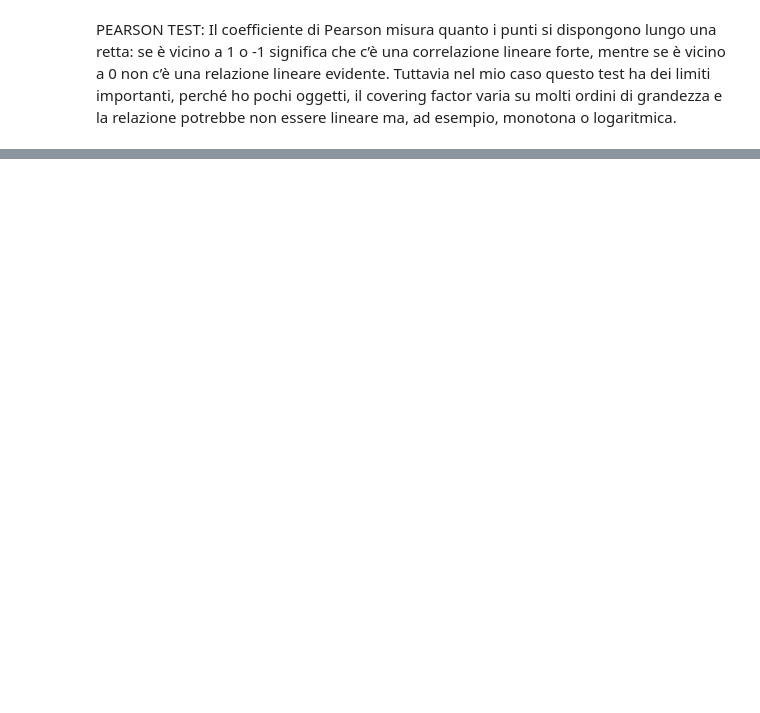
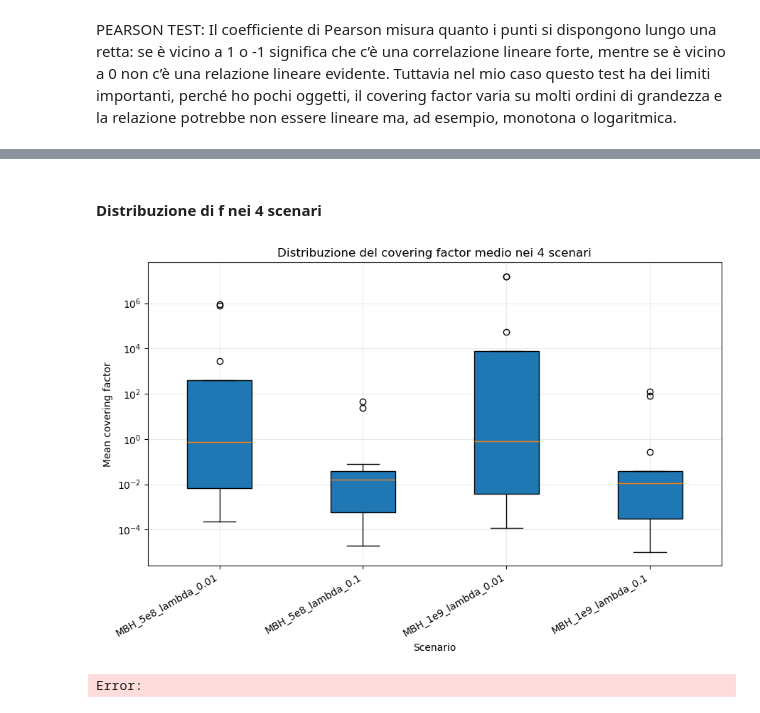
Before and after one commit to maddaba/Programmi_per_tesi, a Jupyter notebook: PRIMA_PARTE_calcolo_cf.ipynb, the cells around one changed output, grey strips where cells are left out. Cells and saved outputs as stored; diff of their text form; code cells hidden in the pictures; blank space fills up the shorter version.

```diff
--- a/PRIMA_PARTE_calcolo_cf.ipynb
+++ b/PRIMA_PARTE_calcolo_cf.ipynb
@@ -1447,0 +1376,56 @@ Totale righe finali: 156
+# %% [markdown]
+#### Distribuzione di f nei 4 scenari
+# %%
+# =========================
+# Boxplot del covering factor medio nei 4 scenari
+# =========================
+
+# 1. Dati di partenza
+df_cf_box = df_risultati_finali.copy()
+
+df_cf_box["covering_factor"] = pd.to_numeric(df_cf_box["covering_factor"], errors="coerce")
+
+df_cf_box = df_cf_box[
+    df_cf_box["covering_factor"].notna() &
+    (df_cf_box["covering_factor"] > 0)
+].copy()
+
+# 2. Media per blazar e scenario
+df_cf_mean = (
+    df_cf_box
+    .groupby(["label", "scenario"], as_index=False)
+    .agg(Cf_mean=("covering_factor", "mean"))
+)
+
+# 3. Ordine scenari
+ordine_scenari = [s["scenario"] for s in SCENARI]
+
+# 4. Costruisco i dati per il boxplot
+data_box = [
+    df_cf_mean[df_cf_mean["scenario"] == scenario]["Cf_mean"].values
+    for scenario in ordine_scenari
+]
+
+# %%
+# 5. Plot
+fig, ax = plt.subplots(figsize=(9, 6))
+
+ax.boxplot(
+    data_box,
+    labels=ordine_scenari,
+    patch_artist=True
+)
+
+ax.set_yscale("log")
+ax.set_xlabel("Scenario")
+ax.set_ylabel("Mean covering factor")
+ax.set_title("Distribuzione del covering factor medio nei 4 scenari")
+
+ax.grid(True, which="both", alpha=0.25)
+plt.xticks(rotation=30, ha="right")
+
+plt.tight_layout()
+plt.show()
+# %% [output]
+[figure, added]
+Error:
```
Also changed, not shown: parts of 31 cells of this notebook, 2 other files.
